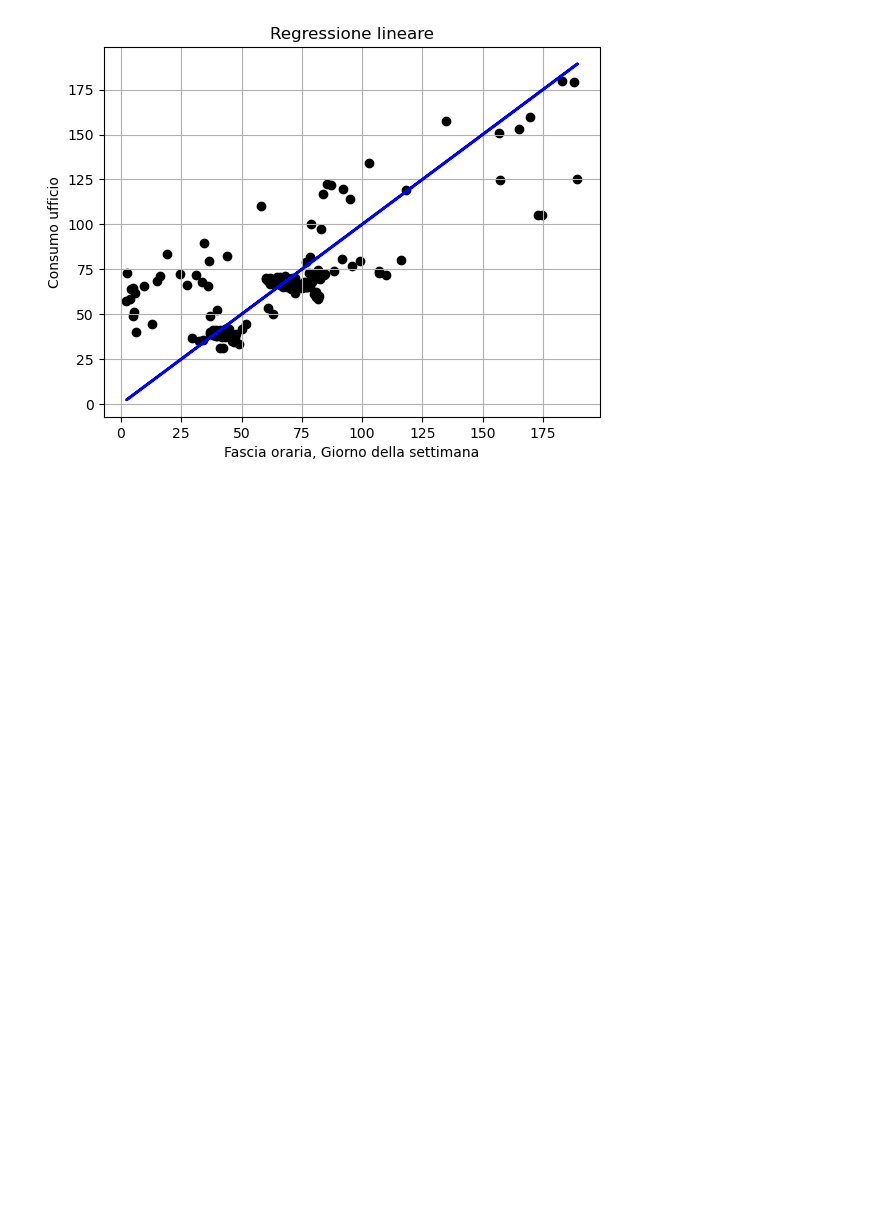
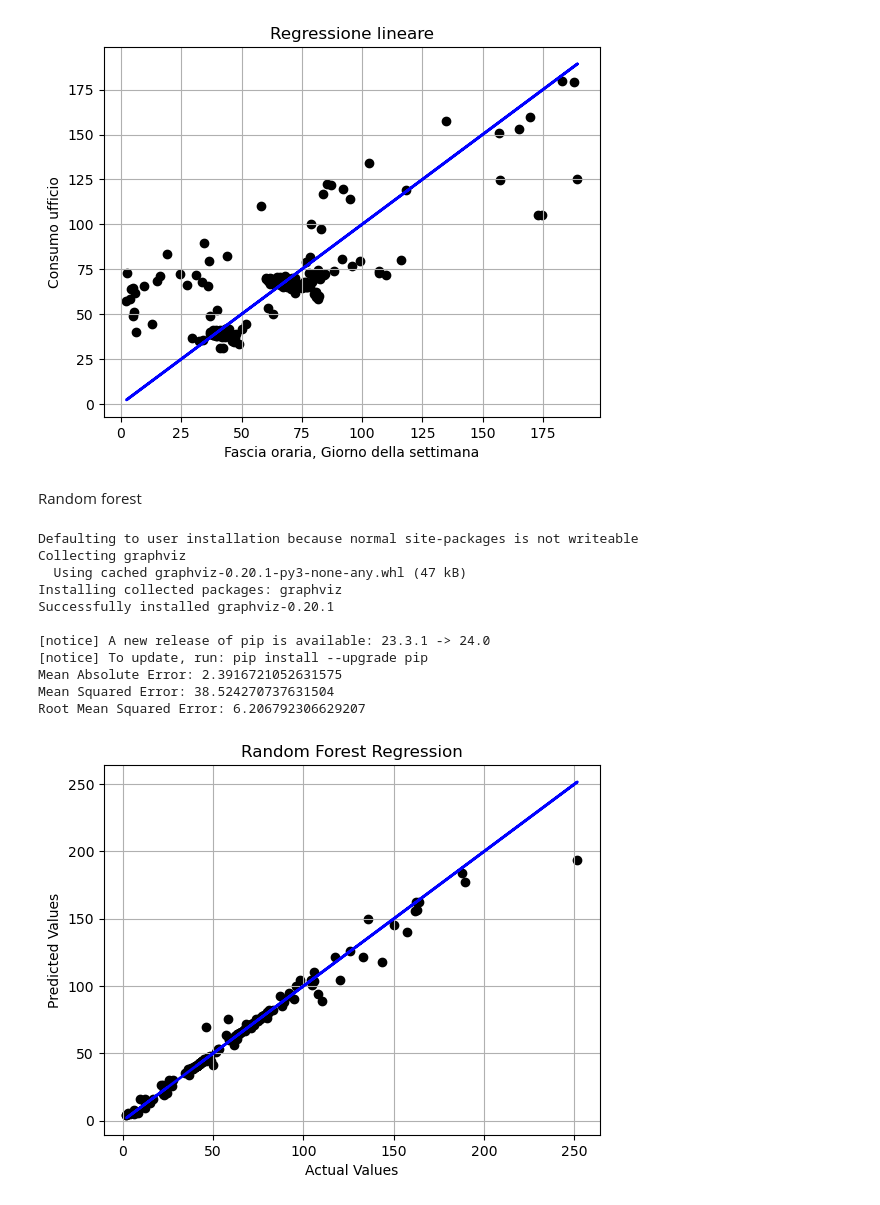
Before and after one commit to marcimastro98/RBS-HARPA-PROJECT, a Jupyter notebook: pyscript/NotebookML.ipynb, the cells around one changed output. Cells and saved outputs as stored; diff of their text form; code cells hidden in the pictures; blank space fills up the shorter version.

Commit message:
Caricamento NotebookML con regressione lineare e random forest

```diff
--- a/pyscript/NotebookML.ipynb
+++ b/pyscript/NotebookML.ipynb
@@ -185,3 +185,75 @@ Mean Absolute Error: 14.103410944610392
 Mean Squared Error: 491.969055924463
 Root Mean Squared Error: 22.18037546851863
 [figure]
+# %% [markdown]
+Random forest
+# %%
+!pip install graphviz
+
+from sklearn.ensemble import RandomForestRegressor
+from sklearn import tree
+import graphviz
+
+# Separate the independent variables (X) and the dependent variable (Y)
+X = df.drop(columns=['kilowatt_edificio_diff'])
+X = X.drop(columns=['giorno'])
+X = X.drop(columns=['giorno_settimana'])
+X = X.drop(columns=['fascia_oraria'])
+Y = df['kilowatt_edificio_diff']
+
+# Split the dataset into training and testing sets
+X_train, X_test, Y_train, Y_test = train_test_split(X, Y, test_size=0.2, random_state=42)
+
+# Create the random forest regressor
+rf = RandomForestRegressor(n_estimators=100, random_state=42)
+
+# Train the model
+rf.fit(X_train, Y_train)
+
+# Predict the values
+Y_pred = rf.predict(X_test)
+
+# Evaluate the model
+print('Mean Absolute Error:', metrics.mean_absolute_error(Y_test, Y_pred))
+print('Mean Squared Error:', metrics.mean_squared_error(Y_test, Y_pred))
+print('Root Mean Squared Error:', metrics.mean_squared_error(Y_test, Y_pred, squared=False))
+
+import matplotlib.pyplot as plt
+
+# Create a scatter plot of the predicted values vs the actual values
+plt.scatter(Y_test, Y_pred, color='black')
+plt.plot(Y_test, Y_test, color='blue', linewidth=2) # Reference line
+plt.xlabel('Actual Values')
+plt.ylabel('Predicted Values')
+plt.title('Random Forest Regression')
+plt.grid()
+plt.show()
+
+# Select one tree from the random forest
+tree_index = 0
+selected_tree = rf.estimators_[tree_index]
+
+# Generate the dot data for the selected tree
+dot_data = tree.export_graphviz(selected_tree, out_file=None,
+                               feature_names=X.columns,
+                               filled=True, rounded=True,
+                               special_characters=True)
+
+# Create the graph from the dot data
+graph = graphviz.Source(dot_data)
+
+# Display the graph
+graph
+# %% [output]
+Defaulting to user installation because normal site-packages is not writeable
+Collecting graphviz
+  Using cached graphviz-0.20.1-py3-none-any.whl (47 kB)
+Installing collected packages: graphviz
+Successfully installed graphviz-0.20.1
+
+[notice] A new release of pip is available: 23.3.1 -> 24.0
+[notice] To update, run: pip install --upgrade pip
+Mean Absolute Error: 2.3916721052631575
+Mean Squared Error: 38.524270737631504
+Root Mean Squared Error: 6.206792306629207
+[figure, added]
```
Also changed, not shown: parts of 1 cell of this notebook.
